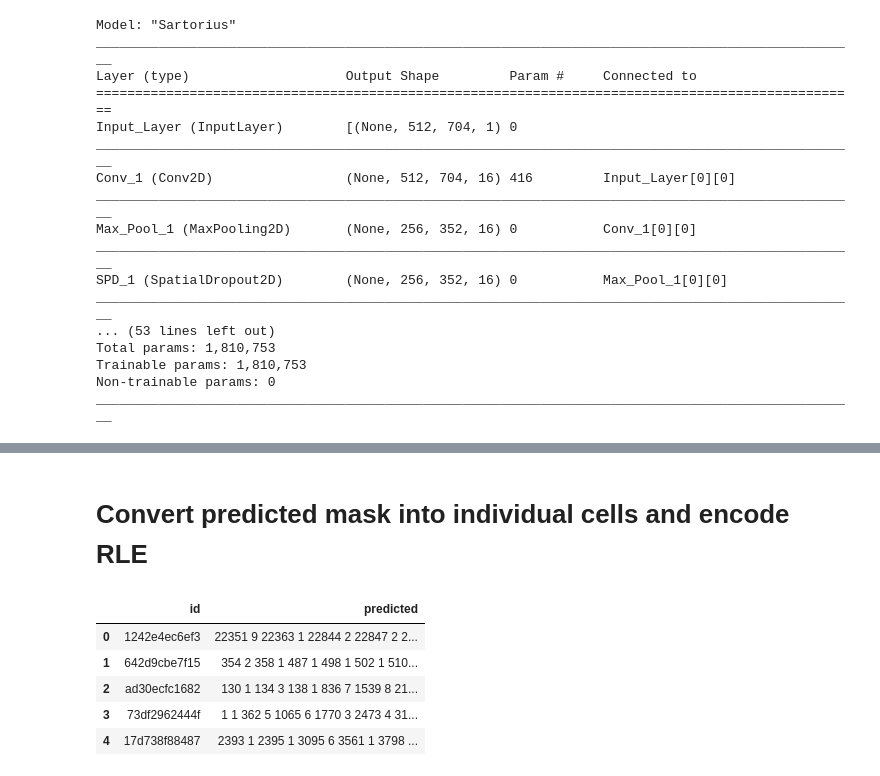
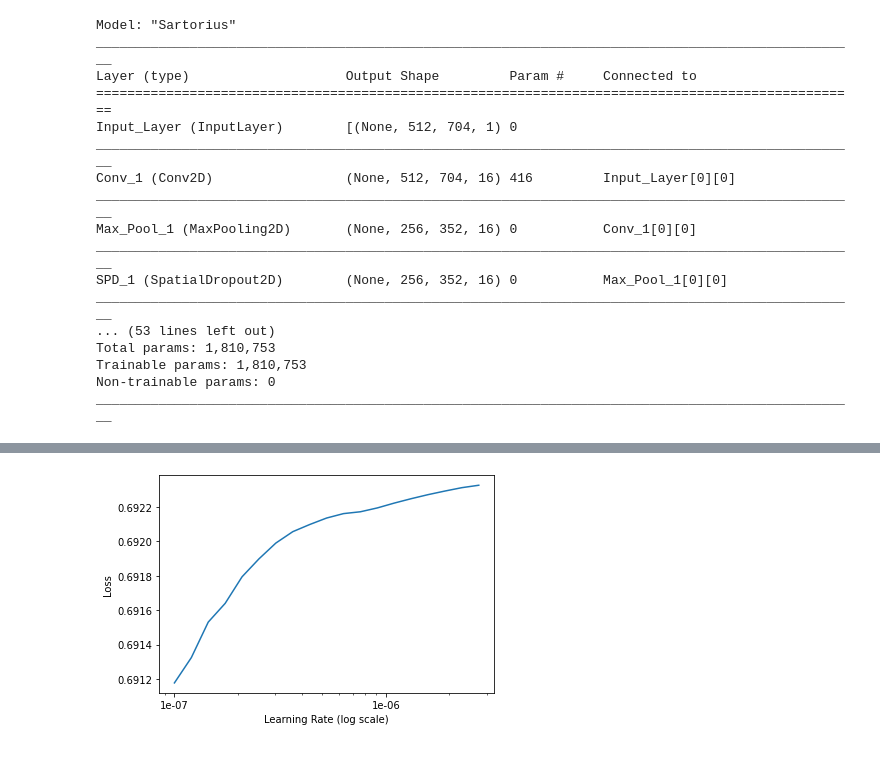
Before and after one commit to petersenjoern/sartorius-cell-segmentation, a Jupyter notebook: training_prep.ipynb, the cells around one changed output, grey strips where cells are left out. Drawn from its saved outputs; the diff is of its cells as text; code cells hidden in the pictures.

Commit message:
training prep jupyter for plotting

```diff
--- a/training_prep.ipynb
+++ b/training_prep.ipynb
@@ -308,2 +112,0 @@ plt.show()
-# %% [markdown]
-# Convert predicted mask into individual cells and encode RLE
@@ -324,9 +113,7 @@ sample_submission = pd.DataFrame({
-# %%
-sample_submission
-# %% [output]
-|  | id | predicted |
-| 0 | 1242e4ec6ef3 | 22351 9 22363 1 22844 2 22847 2 2... |
-| 1 | 642d9cbe7f15 | 354 2 358 1 487 1 498 1 502 1 510... |
-| 2 | ad30ecfc1682 | 130 1 134 3 138 1 836 7 1539 8 21... |
-| 3 | 73df2962444f | 1 1 362 5 1065 6 1770 3 2473 4 31... |
-| 4 | 17d738f88487 | 2393 1 2395 1 3095 6 3561 1 3798 ... |
+# %%
+lr_finder = LRFinder()
+with tf.device(f'/device:GPU:{cfg.training.device.GPU}'):
+    _ = model.fit(X, y, callbacks=[lr_finder], verbose=False)
+lr_finder.plot()
+# %% [output]
+[figure, added]
```
Also changed, not shown: parts of 13 cells of this notebook, 3 other files.
